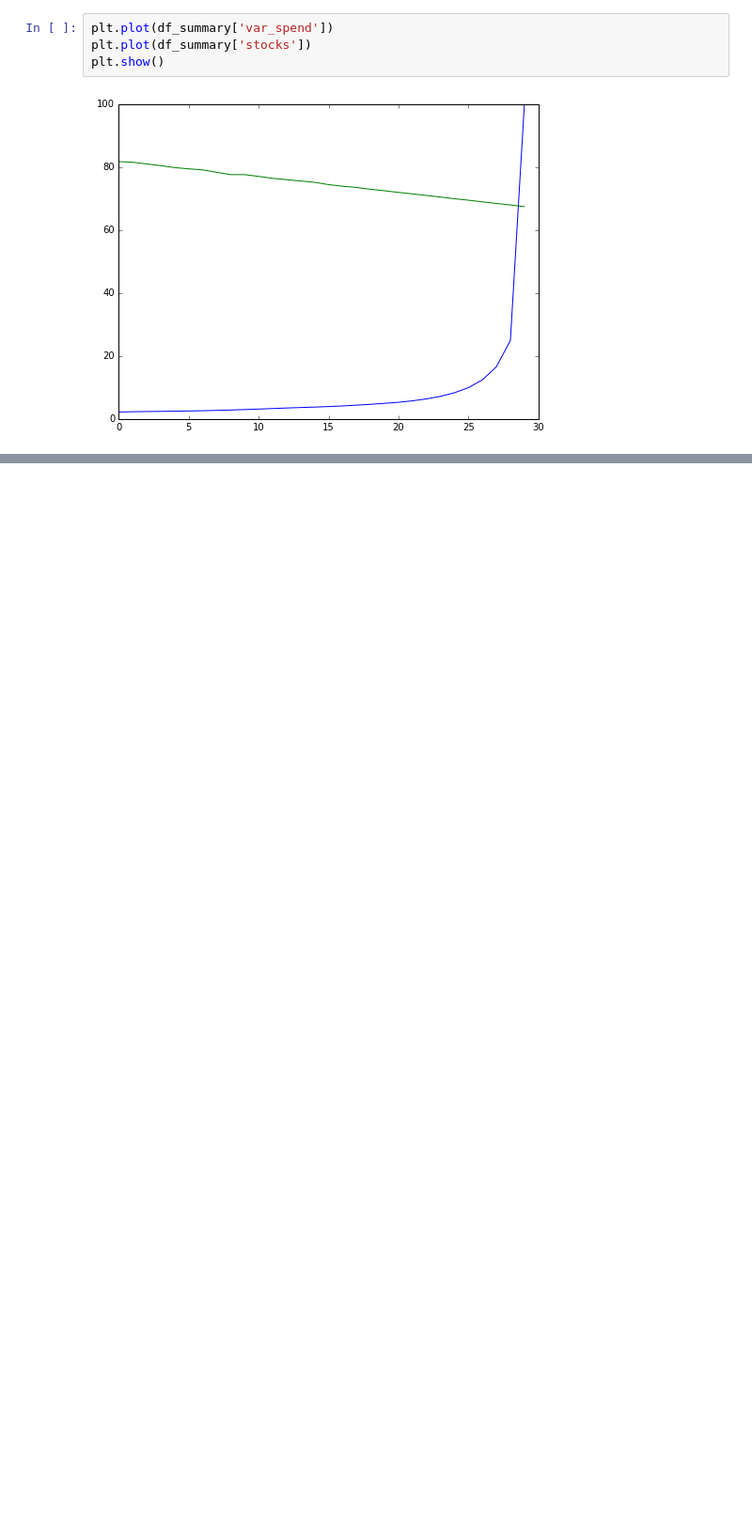
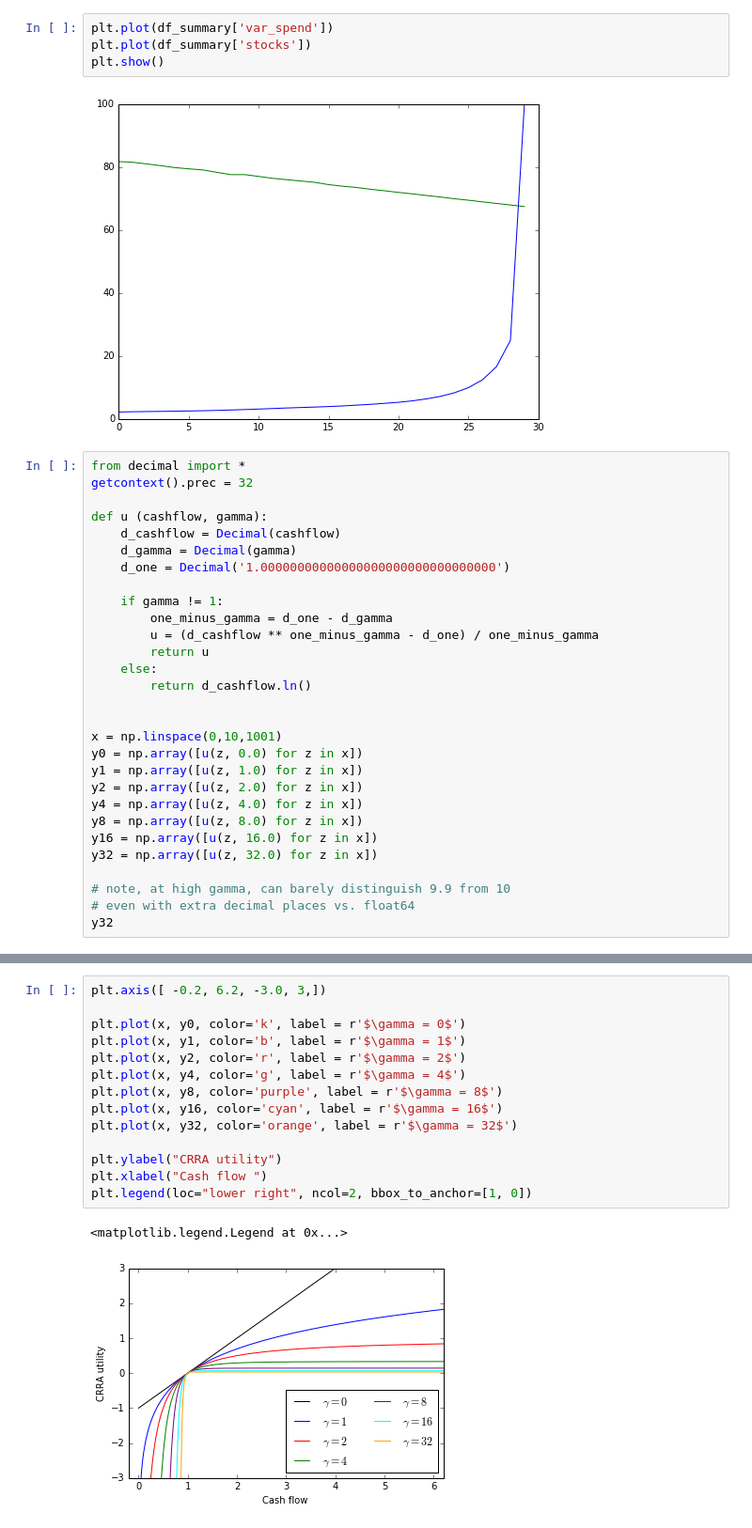
Before and after one commit to druce/safewithdrawal_tensorflow, a Jupyter notebook: Safe Retirement Spending Using Certainty Equivalent Cash Flow and TensorFlow.ipynb, the cells around one changed output, grey strips where cells are left out. Shown at 94% size. Saved outputs shown, nothing was run; the diff lists cells and outputs as text; blank space fills up the shorter version.

```diff
--- a/Safe Retirement Spending Using Certainty Equivalent Cash Flow and TensorFlow.ipynb
+++ b/Safe Retirement Spending Using Certainty Equivalent Cash Flow and TensorFlow.ipynb
@@ -1007,3 +1007,32 @@ plt.plot(df_summary['stocks'])
 plt.show()
 # %% [output]
 [figure]
+# %%
+from decimal import *
+getcontext().prec = 32
+
+def u (cashflow, gamma):
+    d_cashflow = Decimal(cashflow)
+    d_gamma = Decimal(gamma)
+    d_one = Decimal('1.00000000000000000000000000000000')
+
+    if gamma != 1:
+        one_minus_gamma = d_one - d_gamma
+        u = (d_cashflow ** one_minus_gamma - d_one) / one_minus_gamma
+        return u
+    else:
+        return d_cashflow.ln()
+
+
+x = np.linspace(0,10,1001)
+y0 = np.array([u(z, 0.0) for z in x])
+y1 = np.array([u(z, 1.0) for z in x])
+y2 = np.array([u(z, 2.0) for z in x])
+y4 = np.array([u(z, 4.0) for z in x])
+y8 = np.array([u(z, 8.0) for z in x])
+y16 = np.array([u(z, 16.0) for z in x])
+y32 = np.array([u(z, 32.0) for z in x])
+
+# note, at high gamma, can barely distinguish 9.9 from 10
+# even with extra decimal places vs. float64
+y32
@@ -1009,0 +1046,17 @@ plt.show()
+# %%
+plt.axis([ -0.2, 6.2, -3.0, 3,])
+
+plt.plot(x, y0, color='k', label = r'$\gamma = 0$')
+plt.plot(x, y1, color='b', label = r'$\gamma = 1$')
+plt.plot(x, y2, color='r', label = r'$\gamma = 2$')
+plt.plot(x, y4, color='g', label = r'$\gamma = 4$')
+plt.plot(x, y8, color='purple', label = r'$\gamma = 8$')
+plt.plot(x, y16, color='cyan', label = r'$\gamma = 16$')
+plt.plot(x, y32, color='orange', label = r'$\gamma = 32$')
+
+plt.ylabel("CRRA utility")
+plt.xlabel("Cash flow ")
+plt.legend(loc="lower right", ncol=2, bbox_to_anchor=[1, 0])
+# %% [output]
+<matplotlib.legend.Legend at 0x...>
+[figure, added]
```
Also changed, not shown: parts of 6 cells of this notebook, 5 other files.
